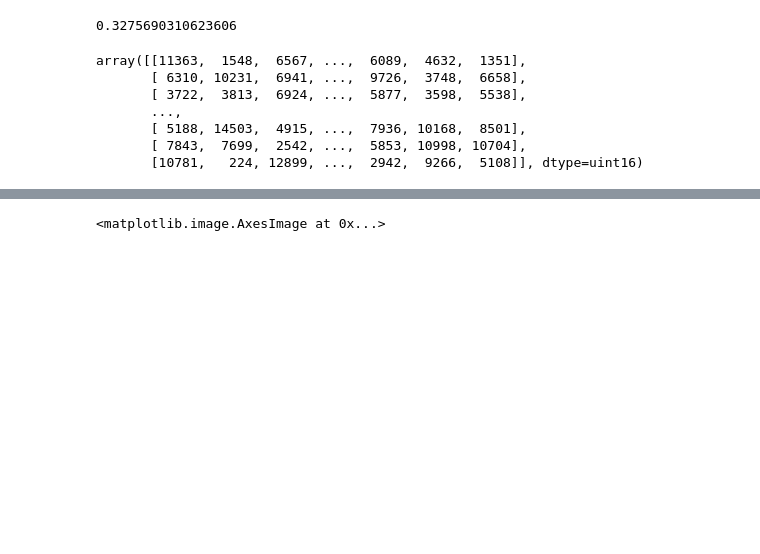
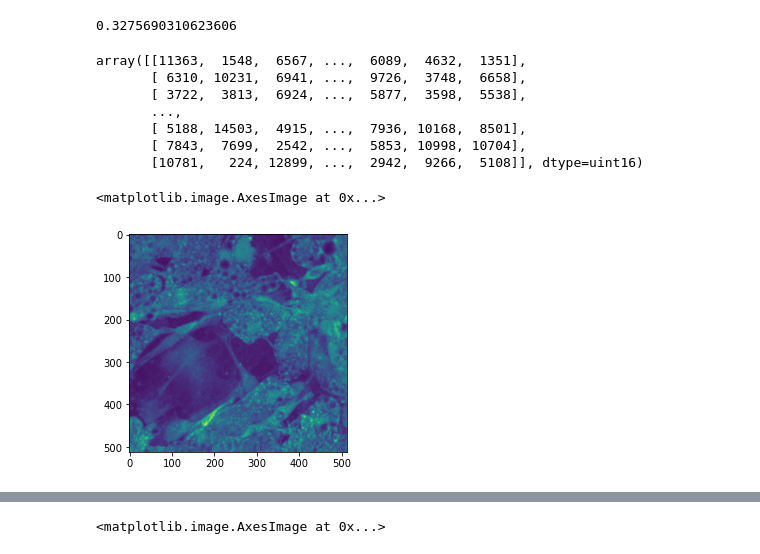
Before and after one commit to aidotse/Team-Yenomze, a Jupyter notebook: TestNotebook.ipynb, the cells around one changed output, grey strips where cells are left out. Cells and saved outputs as stored; diff of their text form; code cells hidden in the pictures; blank space fills up the shorter version.

```diff
--- a/TestNotebook.ipynb
+++ b/TestNotebook.ipynb
@@ -329,0 +352,5 @@ img = (np.random.uniform(size=(2156, 2556)) * 15000).astype(np.uint16)
+# %%
+plt.imshow(gt_20x[2][:512,:512])
+# %% [output]
+<matplotlib.image.AxesImage at 0x...>
+[figure, added]
```
Also changed, not shown: parts of 21 cells of this notebook, 4 other files.
